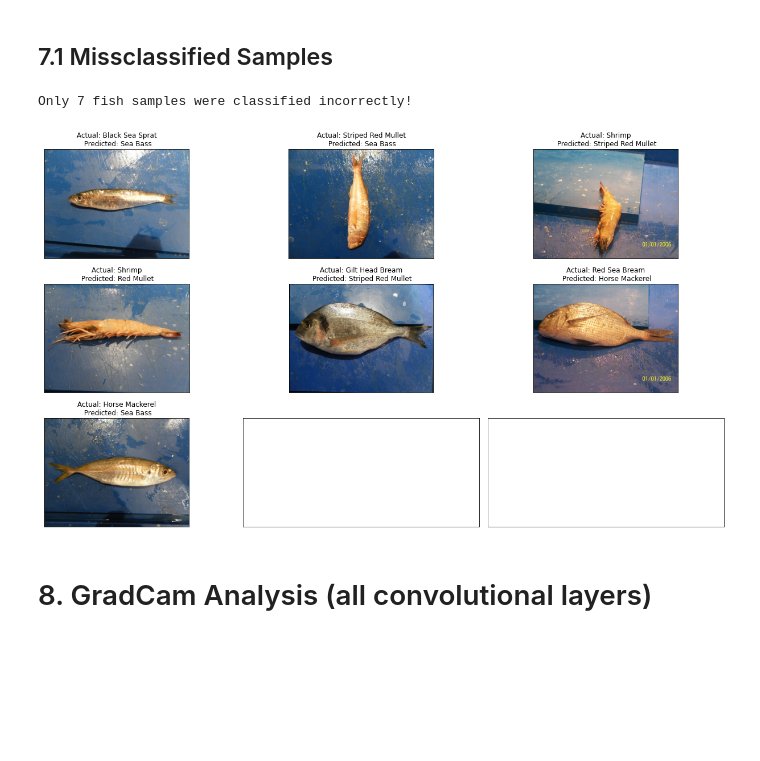
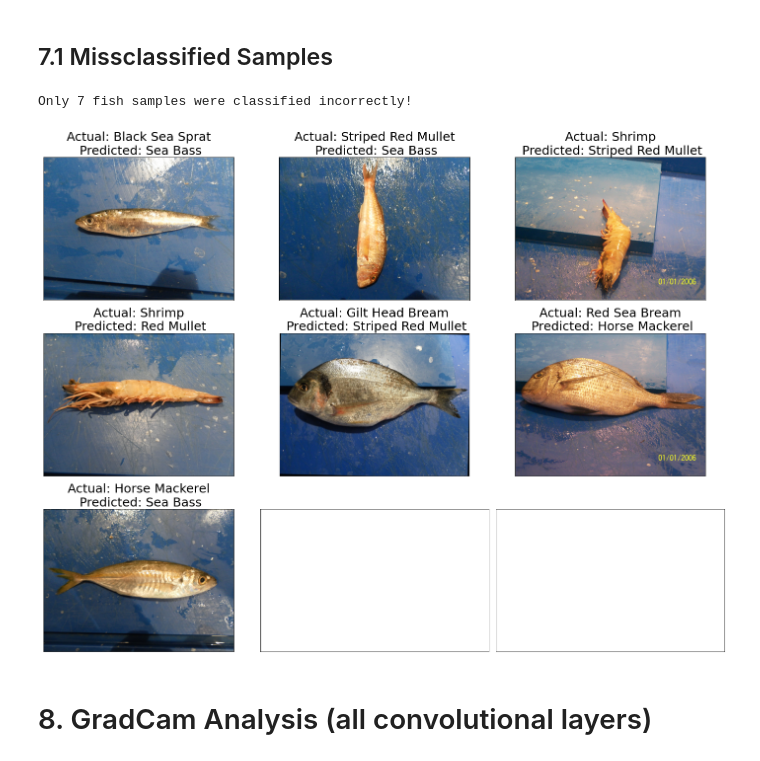
Before and after one commit to zseddek/ENEL645_FinalProject_FishClassification, a Jupyter notebook: Scripts/FishClassification_CUSTOM.ipynb, the cells around one changed output. Cells and saved outputs as stored; diff of their text form; code cells hidden in the pictures; blank space fills up the shorter version.

```diff
--- a/Scripts/FishClassification_CUSTOM.ipynb
+++ b/Scripts/FishClassification_CUSTOM.ipynb
@@ -383,23 +387,23 @@ plt.title(label = "Fish Classification Confusion Matrix");
 # %%
 missclass_ind =[index for index, elem in enumerate(pred_labels_num)
                            if elem != test_images.labels[index]]
 print("Only", len(missclass_ind), "fish samples were classified incorrectly!")
 
-fig, axes = plt.subplots(nrows=3, ncols=3, figsize=(18, 10),
+fig, axes = plt.subplots(nrows=3, ncols=3, figsize=(20, 15),
                         subplot_kw={'xticks': [], 'yticks': []})
 
 for i, ax in enumerate(axes.flat):
     ax.imshow(Image.open(test_images.filepaths[missclass_ind[i]]))
     img_title = "Actual: {}\n Predicted: {}".format(true_labels[missclass_ind[i]], pred_labels[missclass_ind[i]])
-    ax.set_title(img_title)
+    ax.set_title(img_title, fontsize=25)
     if i == len(missclass_ind)-1:
         break
 
-plt.tight_layout()
+fig.tight_layout()
 plt.show();
 # %% [output]
 Only 7 fish samples were classified incorrectly!
-[figure, old version]
+[figure, new version]
 # %% [markdown]
 # 8. GradCam Analysis (all convolutional layers)
 # %%
```
Also changed, not shown: parts of 4 cells of this notebook.
